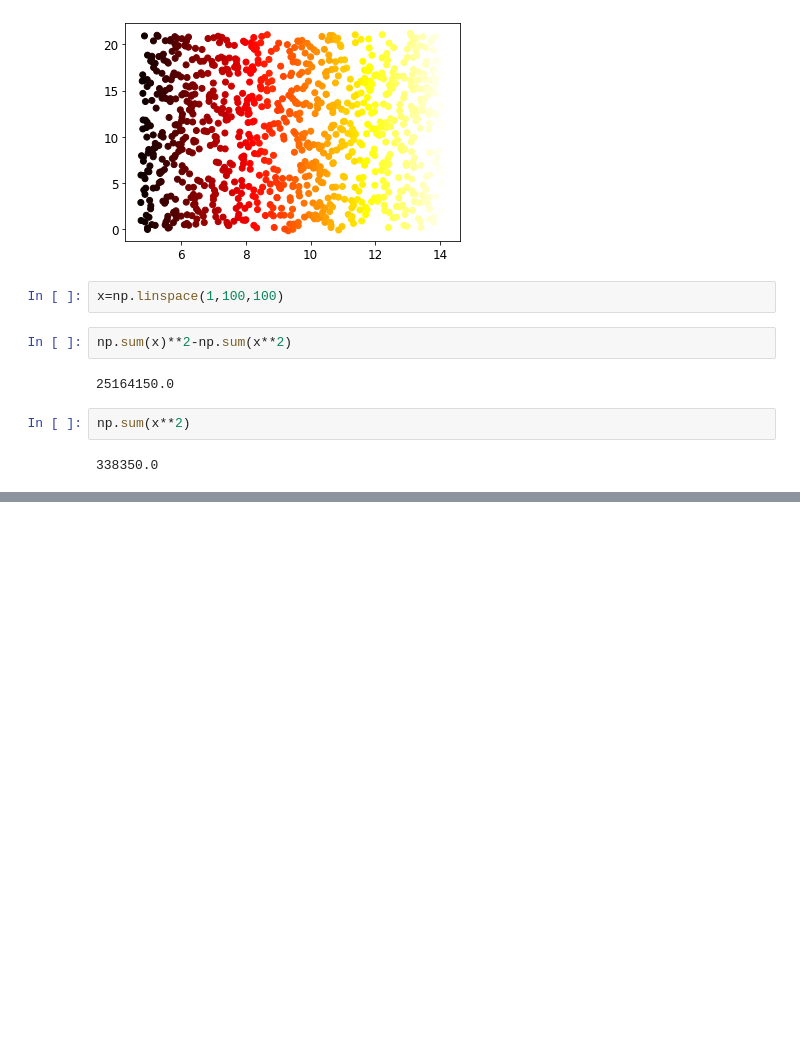
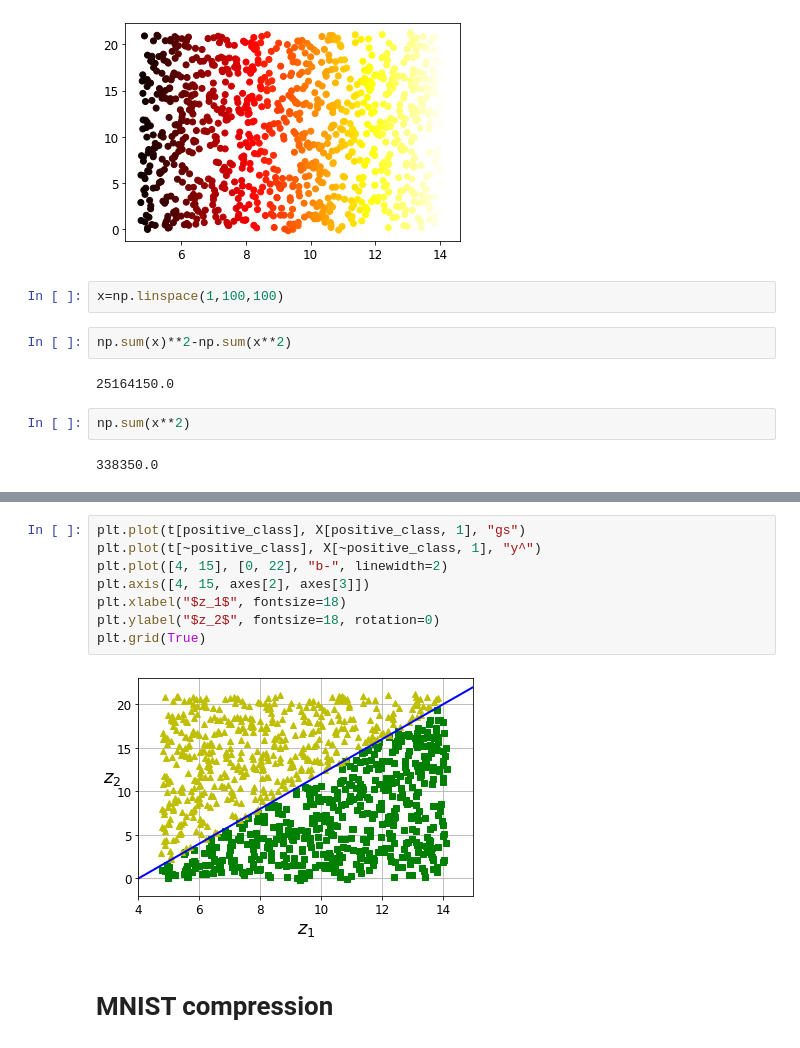
Before and after one commit to hayalaso/ML_Scikit-Learn_exercises, a Jupyter notebook: chap8/chapter8.ipynb, the cells around one changed output, grey strips where cells are left out. Cells and saved outputs as stored; diff of their text form; blank space fills up the shorter version.

```diff
--- a/chap8/chapter8.ipynb
+++ b/chap8/chapter8.ipynb
@@ -252,0 +304,12 @@ np.sum(x**2)
+# %%
+plt.plot(t[positive_class], X[positive_class, 1], "gs")
+plt.plot(t[~positive_class], X[~positive_class, 1], "y^")
+plt.plot([4, 15], [0, 22], "b-", linewidth=2)
+plt.axis([4, 15, axes[2], axes[3]])
+plt.xlabel("$z_1$", fontsize=18)
+plt.ylabel("$z_2$", fontsize=18, rotation=0)
+plt.grid(True)
+# %% [output]
+[figure, added]
+# %% [markdown]
+# MNIST compression
```
Also changed, not shown: parts of 16 cells of this notebook, 5 other files.
